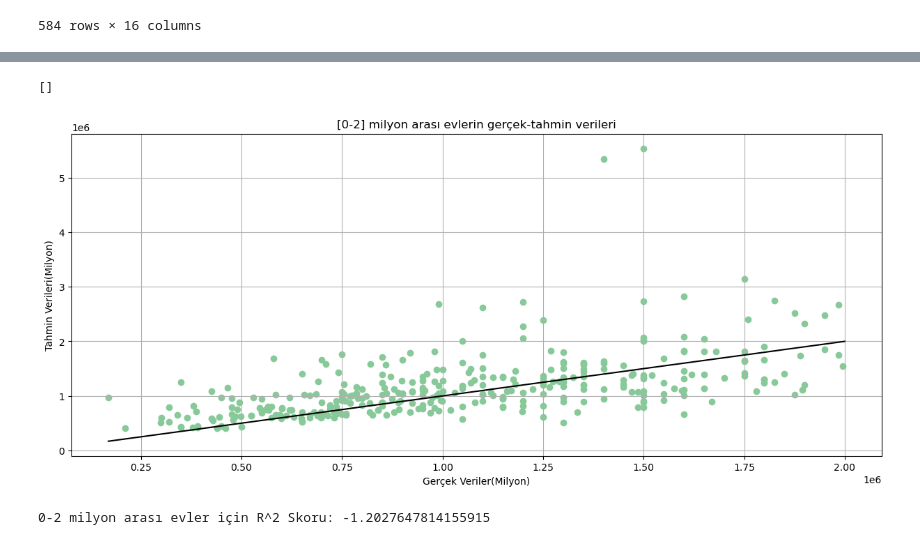
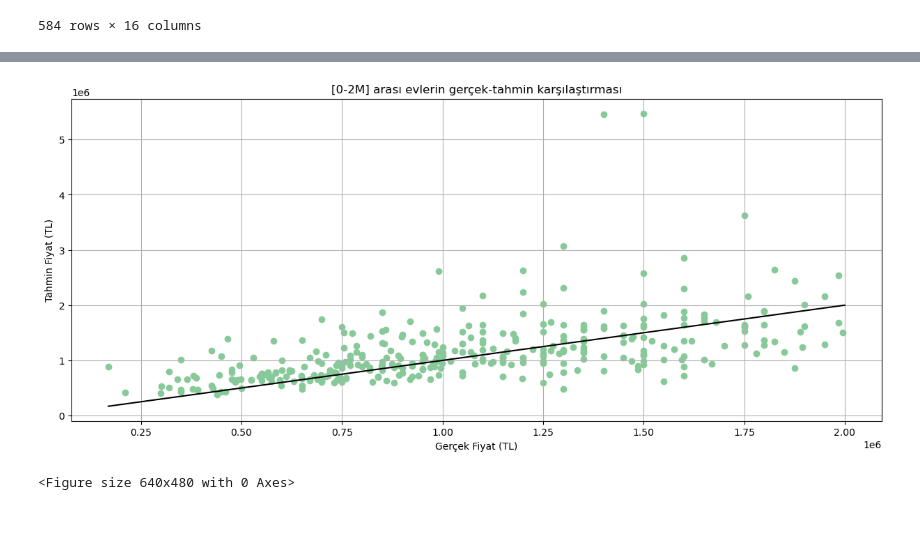
Before and after one commit to AloneMask001/Istanbul-Hause-Price-Prediction, a Jupyter notebook: main.ipynb, the cells around one changed output, grey strips where cells are left out. Drawn from its saved outputs; the diff is of its cells as text; code cells hidden in the pictures.

```diff
--- a/main.ipynb
+++ b/main.ipynb
@@ -848,25 +853,17 @@ print(r2)
 # %%
 plt.figure(figsize=(15, 6))
-plt.scatter(y_test[mask_2], y_prediction_series[mask_2], color = '#88c999')
+plt.scatter(y_test_gercek[mask_2], y_prediction_series[mask_2], color='#88c999')
 
-plt.plot([y_test[mask_2].min(),2000000],
-         [y_test[mask_2].min(), 2000000],
+plt.plot([y_test_gercek[mask_2].min(), 2000000],
+         [y_test_gercek[mask_2].min(), 2000000],
          color='black')
 
-plt.xlabel('Gerçek Veriler(Milyon)')
-plt.ylabel('Tahmin Verileri(Milyon)')
-plt.title('[0-2] milyon arası evlerin gerçek-tahmin verileri')
-
+plt.xlabel('Gerçek Fiyat (TL)')
+plt.ylabel('Tahmin Fiyat (TL)')
+plt.title('[0-2M] arası evlerin gerçek-tahmin karşılaştırması')
 plt.grid()
-plt.plot()
+plt.show()
+plt.tight_layout()
 # %% [output]
+[figure, new version]
-[]
+<Figure size 640x480 with 0 Axes>
-[figure, old version]
-# %%
-# 0-2 milyon arası evler için R^2 (Belirlilik Katsayısı) skorunun hesaplanması
-mask_2 = y_test <= 1290000
-
-r2_0_2m = r2_score(y_test[mask_2], y_prediction_series[mask_2])
-print(f"0-2 milyon arası evler için R^2 Skoru: {r2_0_2m}")
-# %% [output]
-0-2 milyon arası evler için R^2 Skoru: -1.2027647814155915
```
Also changed, not shown: parts of 23 cells of this notebook.
